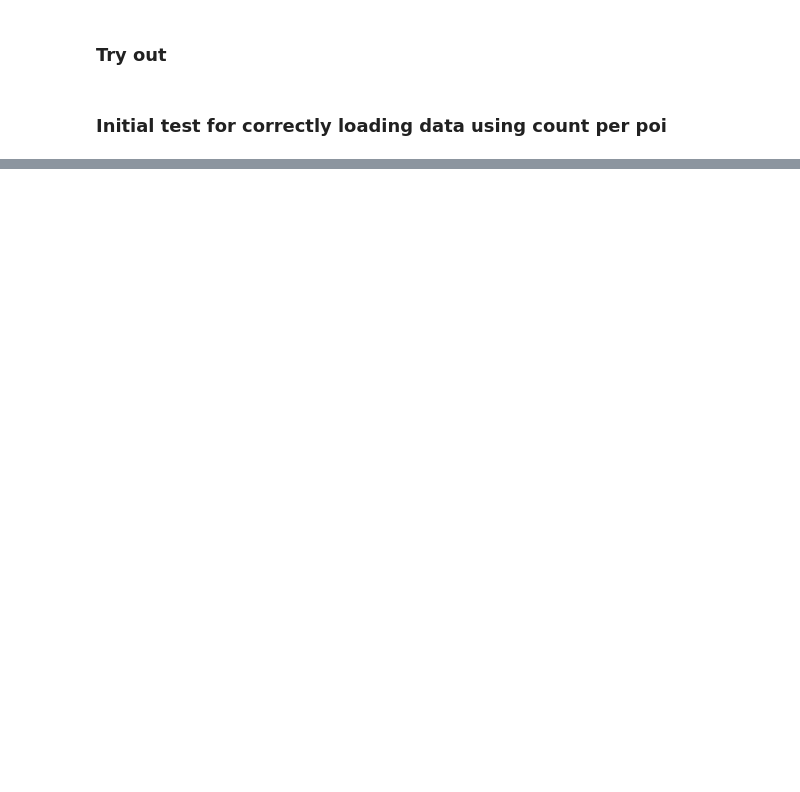
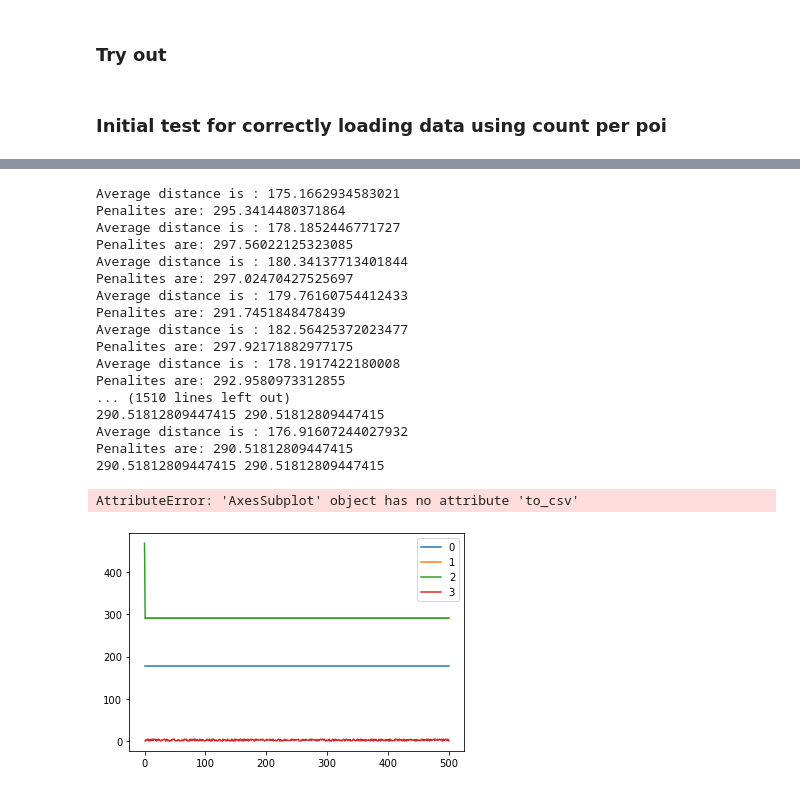
Before and after one commit to corne12345/Amsterdam_carbage_thesis, a Jupyter notebook: Notebooks/20200424 - POIs to addresses.ipynb, the cells around one changed output, grey strips where cells are left out. Cells and saved outputs as stored; diff of their text form; code cells hidden in the pictures; blank space fills up the shorter version.

Commit message:
Code update + results

```diff
--- a/Notebooks/20200424 - POIs to addresses.ipynb
+++ b/Notebooks/20200424 - POIs to addresses.ipynb
@@ -168,4 +182,26 @@ all_households, rel_poi_df, joined, df_afstandn2 = initial_loading(use_count=Tru
 # %%
-joined_cluster_distance, good_result_rich, aansluitingen, avg_distance, penalties = \
-best_of_random(2, joined, all_households, rel_poi_df, df_afstandn2, clean=True, use_count=True)
-hill_dict, best_solution = hillclimber(10, joined_cluster_distance, all_households, rel_poi_df, df_afstandn2, clean=True, use_count=True)
+joined, joined_cluster_distance, good_result_rich, aansluitingen, avg_distance, penalties = \
+best_of_random(10, joined, all_households, rel_poi_df, df_afstandn2, clean=True, use_count=True)
+hill_dict, best_solution = hillclimber(500, joined, all_households, rel_poi_df, df_afstandn2, clean=True, use_count=True, parameter='penalties')
+hill_df = pd.DataFrame.from_dict(hill_dict, orient='index')
+hill_df.to_csv('hillclimber.csv')
+# %% [output]
+Average distance is : 175.1662934583021
+Penalites are: 295.3414480371864
+Average distance is : 178.1852446771727
+Penalites are: 297.56022125323085
+Average distance is : 180.34137713401844
+Penalites are: 297.02470427525697
+Average distance is : 179.76160754412433
+Penalites are: 291.7451848478439
+Average distance is : 182.56425372023477
+Penalites are: 297.92171882977175
+Average distance is : 178.1917422180008
+Penalites are: 292.9580973312855
+... (1510 lines left out)
+290.51812809447415 290.51812809447415
+Average distance is : 176.91607244027932
+Penalites are: 290.51812809447415
+290.51812809447415 290.51812809447415
+AttributeError: 'AxesSubplot' object has no attribute 'to_csv'
+[figure, added]
```
Also changed, not shown: parts of 5 cells of this notebook, 4 other files.
